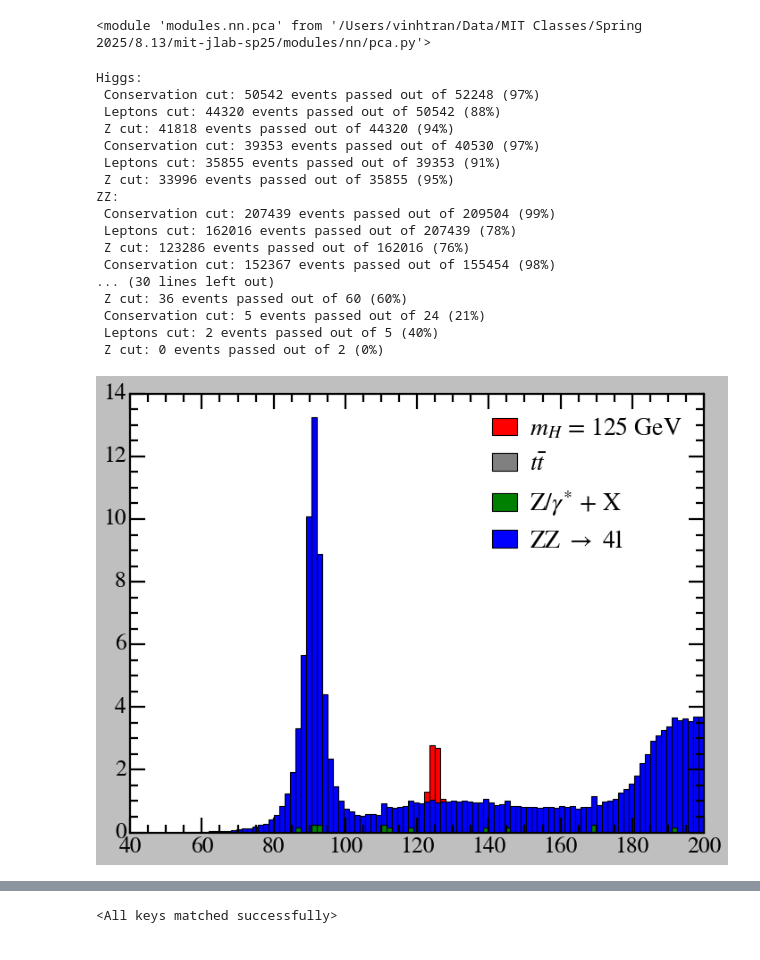
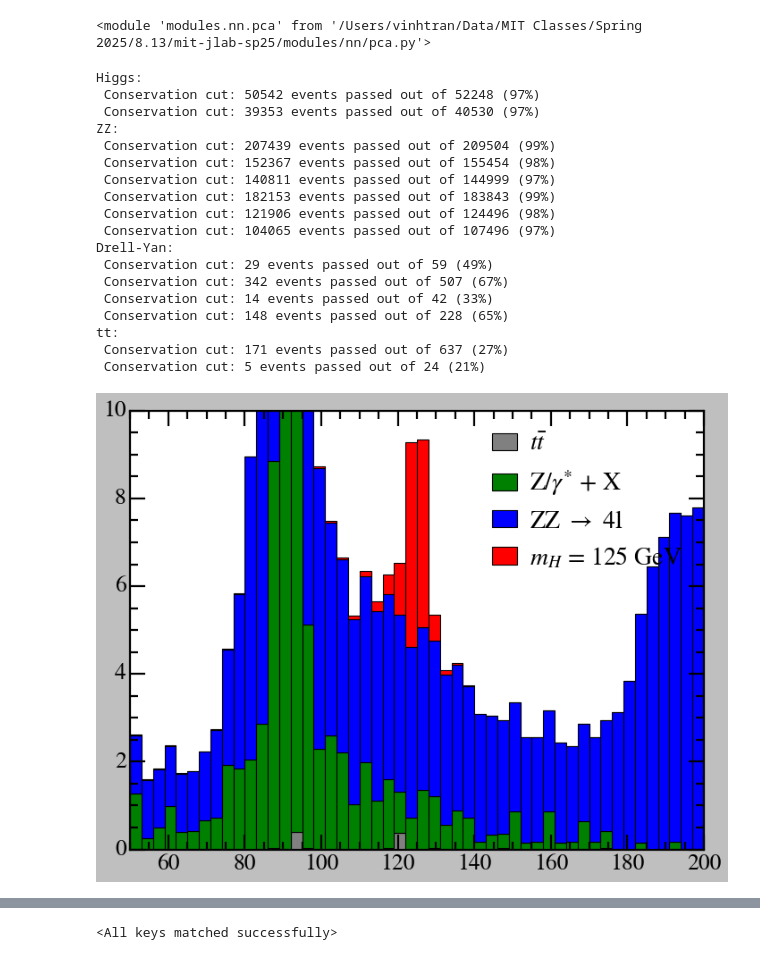
Before and after one commit to vinh-qtran/mit-jlab-sp25, a Jupyter notebook: higgs/preliminary/analysis.ipynb, the cells around one changed output, grey strips where cells are left out. Cells and saved outputs as stored; diff of their text form; code cells hidden in the pictures.

Commit message:
Update higgs MLP

```diff
--- a/higgs/preliminary/analysis.ipynb
+++ b/higgs/preliminary/analysis.ipynb
@@ -56,6 +56,8 @@ mc_higgs_all_data = four_leptons_data.apply_basic_cuts(
             MC_dir + 'higgs2012.csv'
         ]
     ],
+    lepton_pT_cuts=None,lepton_eta_cuts=None,
+    heavier_Z_cuts=None,lighter_Z_cuts=None,
     show_cut_info=True
 )
 
@@ -72,6 +74,8 @@ mc_zz_all_data = four_leptons_data.apply_basic_cuts(
             MC_dir + 'zzto4e2012.csv',
         ]
     ],
+    lepton_pT_cuts=None,lepton_eta_cuts=None,
+    heavier_Z_cuts=None,lighter_Z_cuts=None,
     show_cut_info=True
 )
 
@@ -85,6 +89,8 @@ mc_dy_all_data = four_leptons_data.apply_basic_cuts(
             MC_dir + 'dy50_2012.csv'
         ]
     ],
+    lepton_pT_cuts=None,lepton_eta_cuts=None,
+    heavier_Z_cuts=None,lighter_Z_cuts=None,
     show_cut_info=True
 )
 
@@ -96,28 +102,31 @@ mc_tt_all_data = four_leptons_data.apply_basic_cuts(
             MC_dir + 'ttbar2012.csv'
         ]
     ],
+    lepton_pT_cuts=None,lepton_eta_cuts=None,
+    heavier_Z_cuts=None,lighter_Z_cuts=None,
     show_cut_info=True
 )
 # %% [output]
 Higgs:
  Conservation cut: 50542 events passed out of 52248 (97%)
- Leptons cut: 44320 events passed out of 50542 (88%)
- Z cut: 41818 events passed out of 44320 (94%)
  Conservation cut: 39353 events passed out of 40530 (97%)
- Leptons cut: 35855 events passed out of 39353 (91%)
- Z cut: 33996 events passed out of 35855 (95%)
 ZZ:
  Conservation cut: 207439 events passed out of 209504 (99%)
- Leptons cut: 162016 events passed out of 207439 (78%)
- Z cut: 123286 events passed out of 162016 (76%)
  Conservation cut: 152367 events passed out of 155454 (98%)
-... (30 lines left out)
- Z cut: 36 events passed out of 60 (60%)
+ Conservation cut: 140811 events passed out of 144999 (97%)
+ Conservation cut: 182153 events passed out of 183843 (99%)
+ Conservation cut: 121906 events passed out of 124496 (98%)
+ Conservation cut: 104065 events passed out of 107496 (97%)
+Drell-Yan:
+ Conservation cut: 29 events passed out of 59 (49%)
+ Conservation cut: 342 events passed out of 507 (67%)
+ Conservation cut: 14 events passed out of 42 (33%)
+ Conservation cut: 148 events passed out of 228 (65%)
+tt:
+ Conservation cut: 171 events passed out of 637 (27%)
  Conservation cut: 5 events passed out of 24 (21%)
- Leptons cut: 2 events passed out of 5 (40%)
- Z cut: 0 events passed out of 2 (0%)
 # %%
-bins = np.linspace(50,200,101)
+bins = np.linspace(50,200,51)
 bin_centers = (bins[1:] + bins[:-1]) / 2
 bin_width = bins[1] - bins[0]
 
@@ -128,17 +137,20 @@ tt_hist = four_leptons_data.get_histogram(mc_tt_all_data, params.scales_tt, 'm4l
 # %%
 fig, ax = plt.subplots(figsize=(9,7))
 
-stack = ax.bar(bin_centers, higgs_hist, align='center', width=bin_width, label=r'$m_{H}$ = 125 GeV', color='red')
 stack = ax.bar(bin_centers, tt_hist, align='center', width=bin_width, label=r'$t\bar{t}$', color='grey')
 stack = ax.bar(bin_centers, dy_hist, align='center', width=bin_width, label=r'Z/$\gamma^{*}$ + X', color='green', bottom=tt_hist)
 stack = ax.bar(bin_centers, zz_hist, align='center', width=bin_width, label=r'ZZ $\rightarrow$ 4l', color='blue', bottom=tt_hist+dy_hist)
+stack = ax.bar(bin_centers, higgs_hist, align='center', width=bin_width, label=r'$m_{H}$ = 125 GeV', color='red', bottom=tt_hist+dy_hist+zz_hist)
 
 ax.legend(loc='upper right', frameon=False, ncol=1, handletextpad=0.5, handlelength=1.0, columnspacing=0.5)
 
+ax.set_xlim(50,200)
+ax.set_ylim(0, 10)
+
 plt.tight_layout()
 plt.show()
 # %% [output]
-[figure, old version]
+[figure, new version]
 # %%
 class FourLeptonsPCA(pca.PCA):
     def __init__(self,
```
Also changed, not shown: parts of 9 cells of this notebook, 12 other files.
